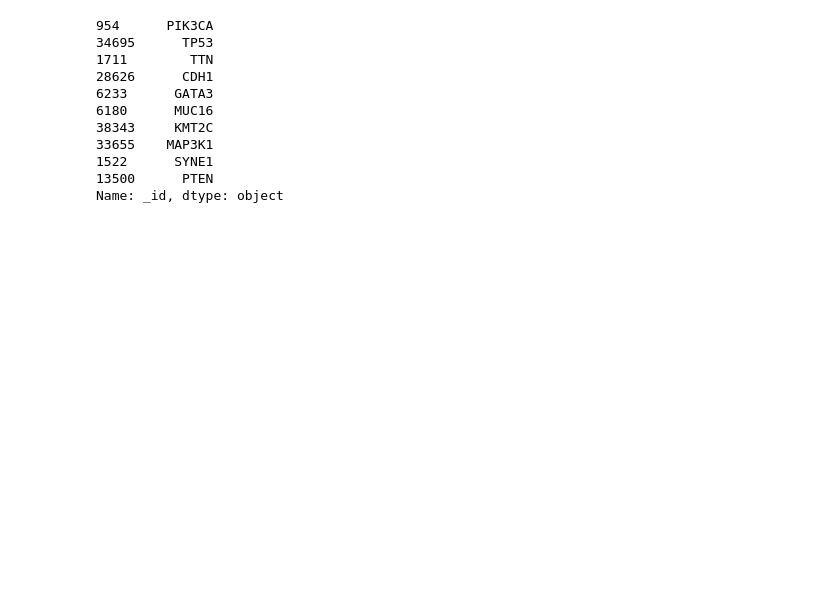
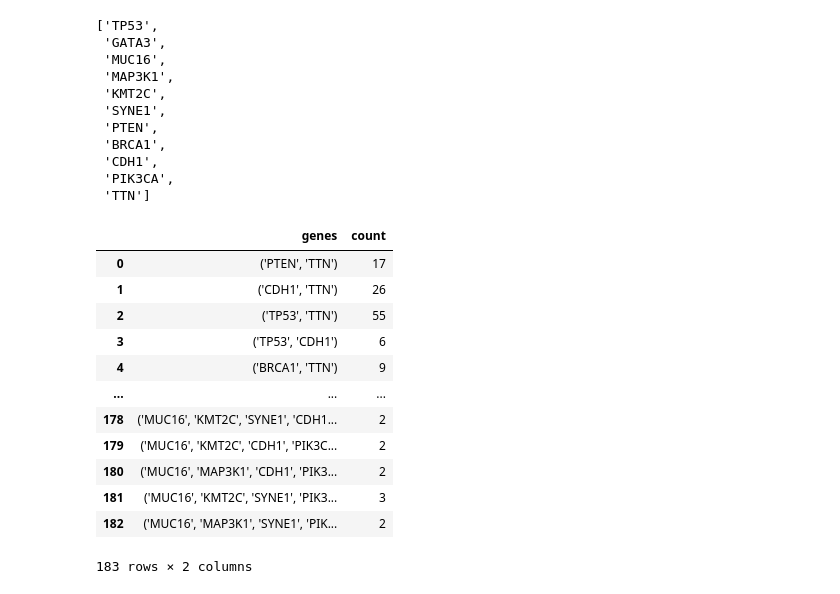
Before and after one commit to ohaddoron/ohad, a Jupyter notebook: notebooks/mutation_combination.ipynb, the cells around one changed output. Saved outputs shown, nothing was run; the diff lists cells and outputs as text; code cells hidden in the pictures; blank space fills up the shorter version.

```diff
--- a/notebooks/mutation_combination.ipynb
+++ b/notebooks/mutation_combination.ipynb
@@ -8,8 +19,7 @@ import itertools
 # https://api.mongodb.com/python/current
 
 
-client = MongoClient('mongodb://admin:mimp1lab@132.66.207.18:80/?authSource=admin&authMechanism=SCRAM-SHA-256&readPreference=primary&appname=MongoDB%20Compass&directConnection=true&ssl=false')
-db = client['brca_omics']
+db = init_database('omics-database')
 result = db['SomaticMutation'].aggregate([
     {
         '$group': {
@@ -27,16 +51,17 @@ df[:50]
 # %%
 names = df._id[:10]
+names = list(set(list(names) + ['BRCA1']))
 names
 # %% [output]
-954      PIK3CA
-34695      TP53
-1711        TTN
-28626      CDH1
-6233      GATA3
-6180      MUC16
-38343     KMT2C
-33655    MAP3K1
-1522      SYNE1
-13500      PTEN
-Name: _id, dtype: object
+['TP53',
+ 'GATA3',
+ 'MUC16',
+ 'MAP3K1',
+ 'KMT2C',
+ 'SYNE1',
+ 'PTEN',
+ 'BRCA1',
+ 'CDH1',
+ 'PIK3CA',
+ 'TTN']
 # %%
@@ -87,0 +105,18 @@ len(patients)
+# %%
+out = sorted(out, key=lambda x: (len(x['genes']), x['count']))
+df = pd.DataFrame(out)
+df
+# %% [output]
+|  | genes | count |
+| 0 | ('PTEN', 'TTN') | 17 |
+| 1 | ('CDH1', 'TTN') | 26 |
+| 2 | ('TP53', 'TTN') | 55 |
+| 3 | ('TP53', 'CDH1') | 6 |
+| 4 | ('BRCA1', 'TTN') | 9 |
+| ... | ... | ... |
+| 178 | ('MUC16', 'KMT2C', 'SYNE1', 'CDH1... | 2 |
+| 179 | ('MUC16', 'KMT2C', 'CDH1', 'PIK3C... | 2 |
+| 180 | ('MUC16', 'MAP3K1', 'CDH1', 'PIK3... | 2 |
+| 181 | ('MUC16', 'KMT2C', 'SYNE1', 'PIK3... | 3 |
+| 182 | ('MUC16', 'MAP3K1', 'SYNE1', 'PIK... | 2 |
+183 rows × 2 columns
```
Also changed, not shown: parts of 14 cells of this notebook, 1 other file.
